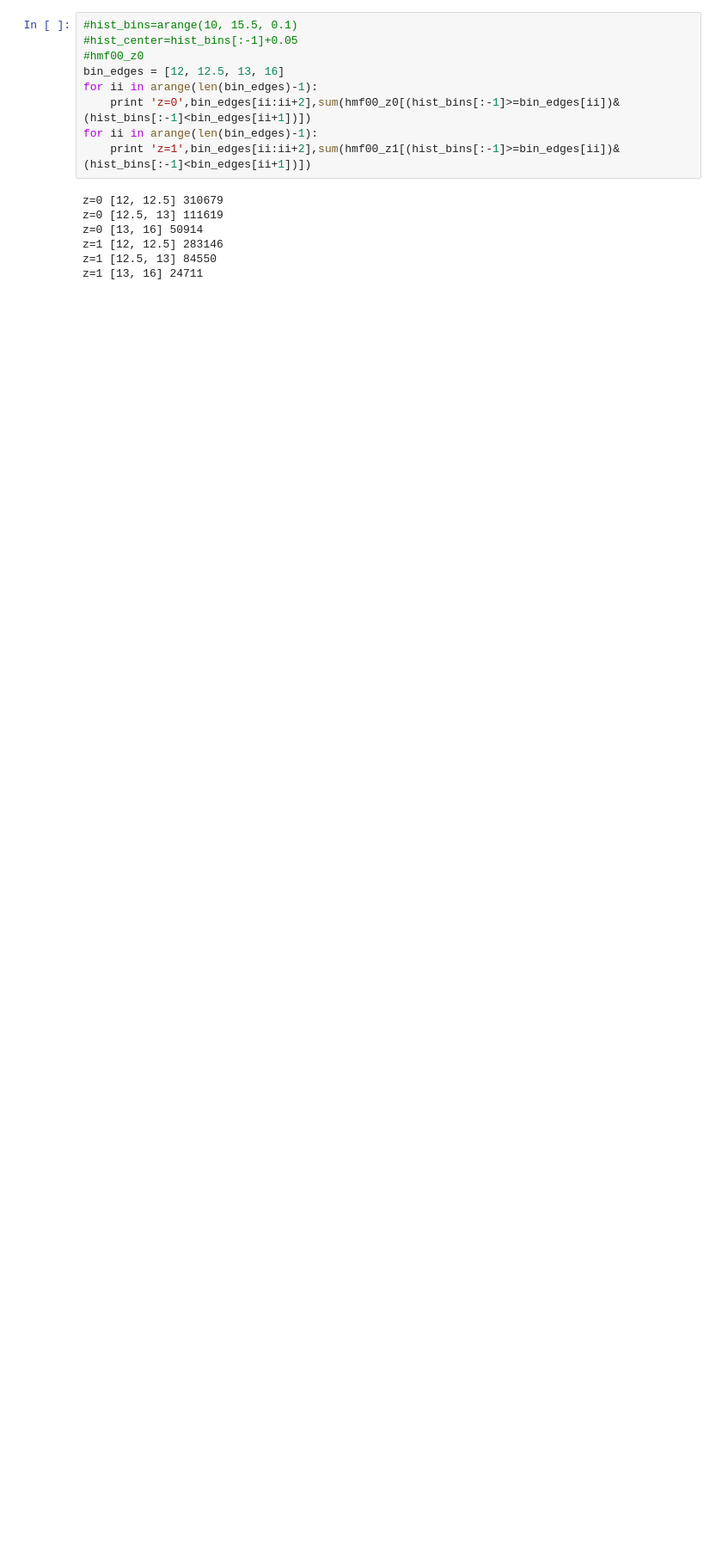
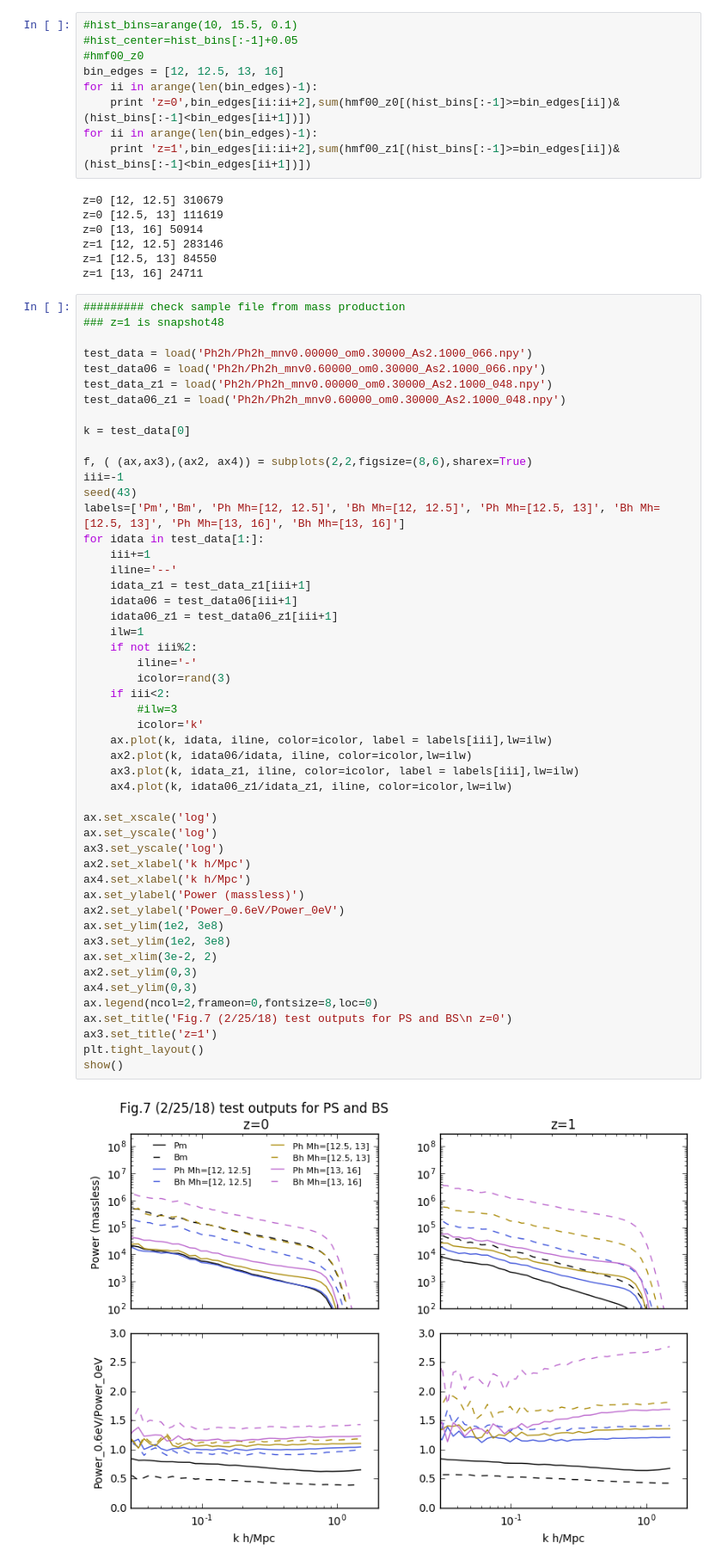
Before and after one commit to liuxx479/nubias, a Jupyter notebook: plot_bispec.ipynb, the cells around one changed output. Shown at 86% size. Cells and saved outputs as stored; diff of their text form; blank space fills up the shorter version.

Commit message:
add test PS BS plot

```diff
--- a/plot_bispec.ipynb
+++ b/plot_bispec.ipynb
@@ -276,3 +276,55 @@ z=0 [13, 16] 50914
 z=1 [12, 12.5] 283146
 z=1 [12.5, 13] 84550
 z=1 [13, 16] 24711
+# %%
+######### check sample file from mass production
+### z=1 is snapshot48
+
+test_data = load('Ph2h/Ph2h_mnv0.00000_om0.30000_As2.1000_066.npy')
+test_data06 = load('Ph2h/Ph2h_mnv0.60000_om0.30000_As2.1000_066.npy')
+test_data_z1 = load('Ph2h/Ph2h_mnv0.00000_om0.30000_As2.1000_048.npy')
+test_data06_z1 = load('Ph2h/Ph2h_mnv0.60000_om0.30000_As2.1000_048.npy')
+
+k = test_data[0]
+
+f, ( (ax,ax3),(ax2, ax4)) = subplots(2,2,figsize=(8,6),sharex=True)
+iii=-1
+seed(43)
+labels=['Pm','Bm', 'Ph Mh=[12, 12.5]', 'Bh Mh=[12, 12.5]', 'Ph Mh=[12.5, 13]', 'Bh Mh=[12.5, 13]', 'Ph Mh=[13, 16]', 'Bh Mh=[13, 16]']
+for idata in test_data[1:]:
+    iii+=1
+    iline='--'
+    idata_z1 = test_data_z1[iii+1]
+    idata06 = test_data06[iii+1]
+    idata06_z1 = test_data06_z1[iii+1]
+    ilw=1
+    if not iii%2:
+        iline='-'
+        icolor=rand(3)
+    if iii<2:
+        #ilw=3
+        icolor='k'
+    ax.plot(k, idata, iline, color=icolor, label = labels[iii],lw=ilw)
+    ax2.plot(k, idata06/idata, iline, color=icolor,lw=ilw)
+    ax3.plot(k, idata_z1, iline, color=icolor, label = labels[iii],lw=ilw)
+    ax4.plot(k, idata06_z1/idata_z1, iline, color=icolor,lw=ilw)
+
+ax.set_xscale('log')
+ax.set_yscale('log')
+ax3.set_yscale('log')
+ax2.set_xlabel('k h/Mpc')
+ax4.set_xlabel('k h/Mpc')
+ax.set_ylabel('Power (massless)')
+ax2.set_ylabel('Power_0.6eV/Power_0eV')
+ax.set_ylim(1e2, 3e8)
+ax3.set_ylim(1e2, 3e8)
+ax.set_xlim(3e-2, 2)
+ax2.set_ylim(0,3)
+ax4.set_ylim(0,3)
+ax.legend(ncol=2,frameon=0,fontsize=8,loc=0)
+ax.set_title('Fig.7 (2/25/18) test outputs for PS and BS\n z=0')
+ax3.set_title('z=1')
+plt.tight_layout()
+show()
+# %% [output]
+[figure, added]
```
